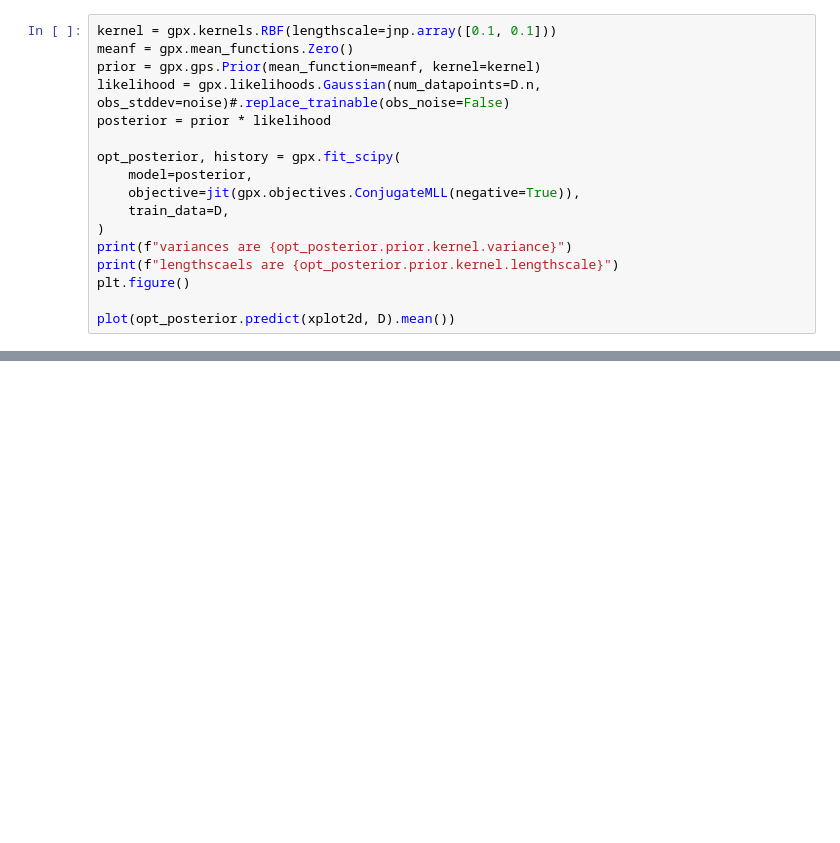
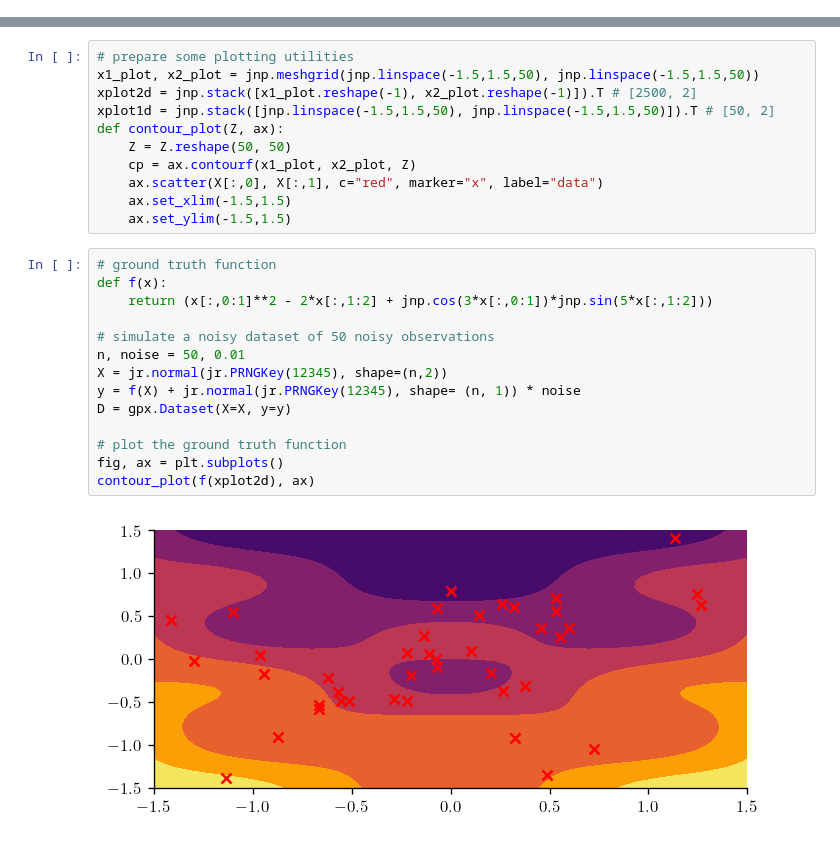
Before and after one commit to JaxGaussianProcesses/GPJax, a Jupyter notebook: docs/examples/OAK.ipynb, the cells around one changed output, grey strips where cells are left out. Saved outputs shown, nothing was run; the diff lists cells and outputs as text; blank space fills up the shorter version.

```diff
--- a/docs/examples/OAK.ipynb
+++ b/docs/examples/OAK.ipynb
@@ -86,17 +39,0 @@ plt.scatter(x[:,0], x[:,1], c="red", marker="x")
-# %%
-kernel = gpx.kernels.RBF(lengthscale=jnp.array([0.1, 0.1]))
-meanf = gpx.mean_functions.Zero()
-prior = gpx.gps.Prior(mean_function=meanf, kernel=kernel)
-likelihood = gpx.likelihoods.Gaussian(num_datapoints=D.n, obs_stddev=noise)#.replace_trainable(obs_noise=False)
-posterior = prior * likelihood
-
-opt_posterior, history = gpx.fit_scipy(
-    model=posterior,
-    objective=jit(gpx.objectives.ConjugateMLL(negative=True)),
-    train_data=D,
-)
-print(f"variances are {opt_posterior.prior.kernel.variance}")
-print(f"lengthscaels are {opt_posterior.prior.kernel.lengthscale}")
-plt.figure()
-
-plot(opt_posterior.predict(xplot2d, D).mean())
@@ -111,0 +46,27 @@ lengthscaels are [0.74463483 0.4944019 ]
+# %%
+# prepare some plotting utilities
+x1_plot, x2_plot = jnp.meshgrid(jnp.linspace(-1.5,1.5,50), jnp.linspace(-1.5,1.5,50))
+xplot2d = jnp.stack([x1_plot.reshape(-1), x2_plot.reshape(-1)]).T # [2500, 2]
+xplot1d = jnp.stack([jnp.linspace(-1.5,1.5,50), jnp.linspace(-1.5,1.5,50)]).T # [50, 2]
+def contour_plot(Z, ax):
+    Z = Z.reshape(50, 50)
+    cp = ax.contourf(x1_plot, x2_plot, Z)
+    ax.scatter(X[:,0], X[:,1], c="red", marker="x", label="data")
+    ax.set_xlim(-1.5,1.5)
+    ax.set_ylim(-1.5,1.5)
+# %%
+# ground truth function
+def f(x):
+    return (x[:,0:1]**2 - 2*x[:,1:2] + jnp.cos(3*x[:,0:1])*jnp.sin(5*x[:,1:2]))
+
+# simulate a noisy dataset of 50 noisy observations
+n, noise = 50, 0.01
+X = jr.normal(jr.PRNGKey(12345), shape=(n,2))
+y = f(X) + jr.normal(jr.PRNGKey(12345), shape= (n, 1)) * noise
+D = gpx.Dataset(X=X, y=y)
+
+# plot the ground truth function
+fig, ax = plt.subplots()
+contour_plot(f(xplot2d), ax)
+# %% [output]
+[figure, added]
```
Also changed, not shown: parts of 24 cells of this notebook, 1 other file.
